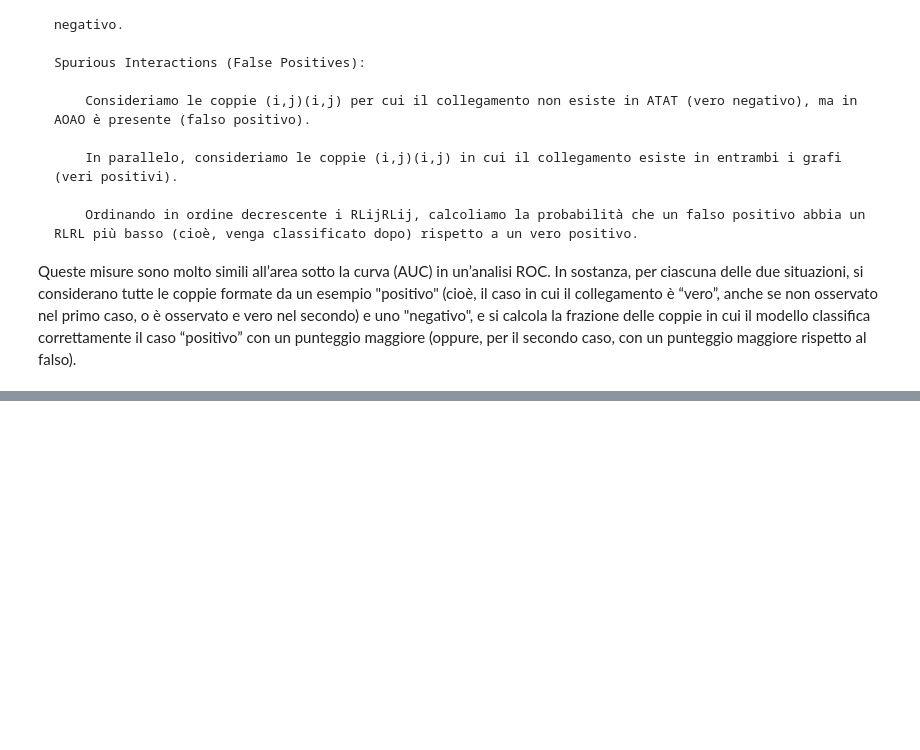
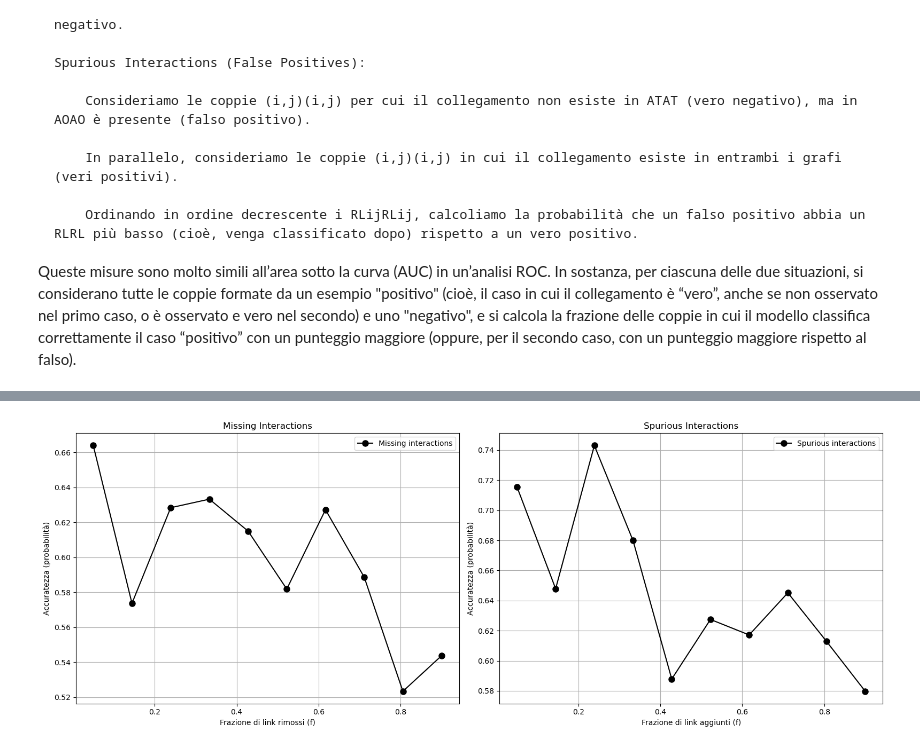
Before and after one commit to EugeniaBoccanera/Information-Theory-Project, a Jupyter notebook: main_metropolis_lu.ipynb, the cells around one changed output, grey strips where cells are left out. Drawn from its saved outputs; the diff is of its cells as text; code cells hidden in the pictures; blank space fills up the shorter version.

```diff
--- a/main_metropolis_lu.ipynb
+++ b/main_metropolis_lu.ipynb
@@ -452,0 +470,96 @@ for i, key in enumerate(RL):
+# %%
+# GRAFICI NERI UGUALI A FIGURA 2 ARTICOLO
+
+def calculate_accuracies(G_true, error_fractions, num_samples=1000, equilibration=100):
+    """
+    Calcola le accuracy per le Missing e Spurious Interactions.
+
+    Args:
+        G_true: La rete "vera" originale.
+        error_fractions: Lista di frazioni di errori da testare.
+        num_samples: Numero di campioni per il campionamento MCMC.
+        equilibration: Numero di iterazioni per la fase di equilibrio.
+
+    Returns:
+        accuracy_missing: Lista di accuracy per le missing interactions.
+        accuracy_spurious: Lista di accuracy per le spurious interactions.
+    """
+    accuracy_missing = []
+    accuracy_spurious = []
+
+    # --- Missing Interactions ---
+    for f in error_fractions:
+        G_obs_missing = G_true.copy()
+        edges = list(G_true.edges())
+        num_remove = int(len(edges) * f)
+
+        if num_remove == 0:  # Caso speciale
+            accuracy_missing.append(1.0)
+            continue
+
+        remove_indices = np.random.choice(len(edges), num_remove, replace=False)
+        for idx in remove_indices:
+            G_obs_missing.remove_edge(*edges[idx])
+
+        partitions_missing = metropolis_MCMC(G_obs_missing, num_samples, equilibration)
+        RL_missing = estimate_link_reliability(G_obs_missing, partitions_missing)
+        p_missing = rank_probability_missing_interactions(G_true, G_obs_missing, RL_missing)
+
+        if p_missing is None:  # Caso con nessun falso negativo o veri negativi
+            accuracy_missing.append(1.0)
+        else:
+            accuracy_missing.append(p_missing)
+
+    # --- Spurious Interactions ---
+    for f in error_fractions:
+        G_obs_spurious = G_true.copy()
+        non_edges = list(nx.non_edges(G_true))
+        num_to_add = int(len(G_true.edges()) * f)
+
+        if num_to_add == 0:  # Caso speciale
+            accuracy_spurious.append(1.0)
+            continue
+
+        add_indices = np.random.choice(len(non_edges), num_to_add, replace=False)
+        for idx in add_indices:
+            G_obs_spurious.add_edge(*non_edges[idx])
+
+        partitions_spurious = metropolis_MCMC(G_obs_spurious, num_samples, equilibration)
+        RL_spurious = estimate_link_reliability(G_obs_spurious, partitions_spurious)
+        p_spurious = rank_probability_spurious_interactions(G_true, G_obs_spurious, RL_spurious)
+
+        if p_spurious is None:  # Caso con nessun falso positivo o veri negativi
+            accuracy_spurious.append(1.0)
+        else:
+            accuracy_spurious.append(p_spurious)
+
+    return accuracy_missing, accuracy_spurious
+
+
+# Calcolo delle accuracies
+error_fractions = np.linspace(0.05, 0.9, 10)
+accuracy_missing, accuracy_spurious = calculate_accuracies(G_true, error_fractions)
+
+# Creazione dei grafici
+fig, (ax1, ax2) = plt.subplots(1, 2, figsize=(16, 6))
+
+# Grafico per Missing Interactions
+ax1.plot(error_fractions, accuracy_missing, 'ko-', markersize=8, label='Missing interactions')
+ax1.set_xlabel('Frazione di link rimossi (f)')
+ax1.set_ylabel('Accuratezza (probabilità)')
+ax1.set_title('Missing Interactions')
+ax1.legend()
+ax1.grid(True)
+
+# Grafico per Spurious Interactions
+ax2.plot(error_fractions, accuracy_spurious, 'ko-', markersize=8, label='Spurious interactions')
+ax2.set_xlabel('Frazione di link aggiunti (f)')
+ax2.set_ylabel('Accuratezza (probabilità)')
+ax2.set_title('Spurious Interactions')
+ax2.legend()
+ax2.grid(True)
+
+plt.tight_layout()
+plt.show()
+# %% [output]
+[figure, added]
```
Also changed, not shown: parts of 8 cells of this notebook.
